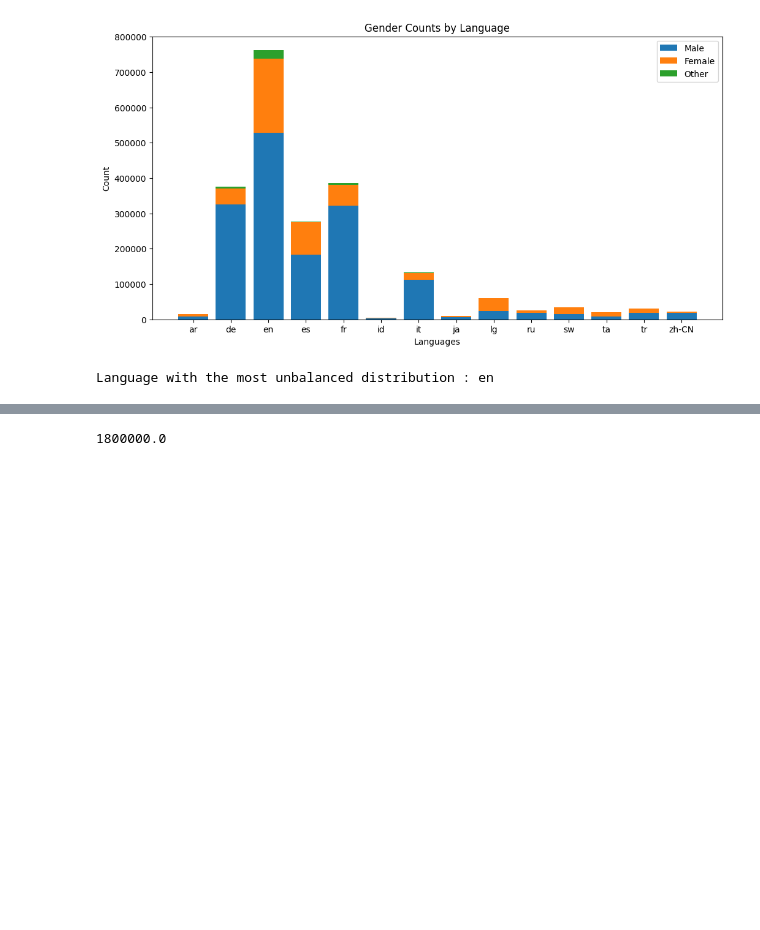
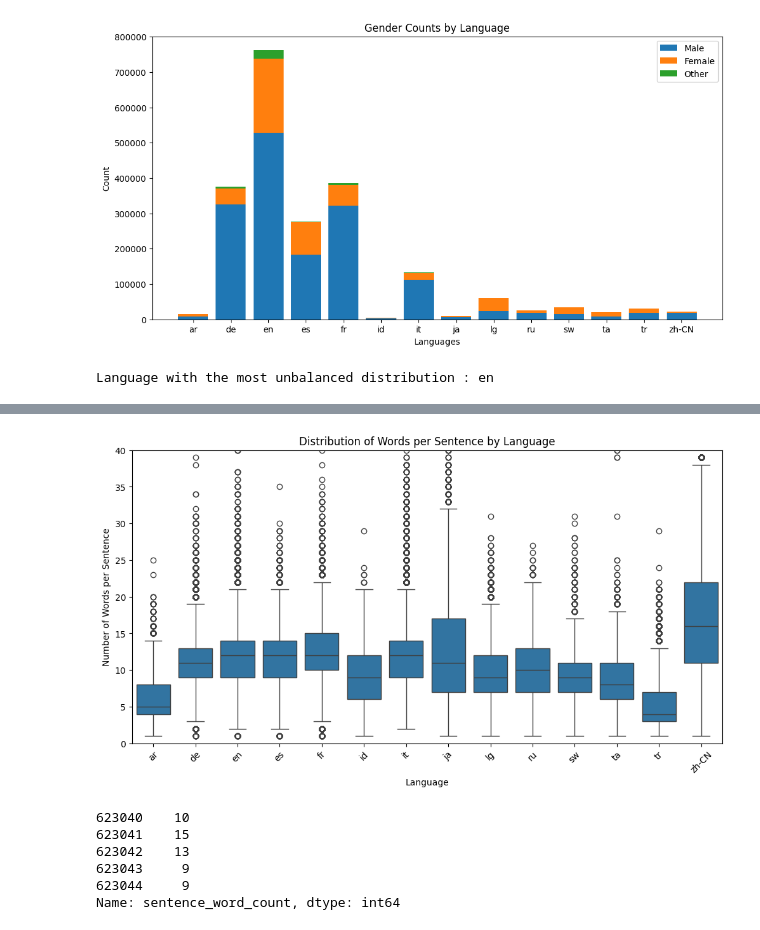
Before and after one commit to aannaaiiss/data_analysis_project, a Jupyter notebook: BEKOLO_data_analysis_final_project.ipynb, the cells around one changed output, grey strips where cells are left out. Drawn from its saved outputs; the diff is of its cells as text; code cells hidden in the pictures; blank space fills up the shorter version.

```diff
--- a/BEKOLO_data_analysis_final_project.ipynb
+++ b/BEKOLO_data_analysis_final_project.ipynb
@@ -351,5 +369,0 @@ Name: duration[ms], Length: 937, dtype: int64
-# %%
-result = 3.6e+6 / 2
-print(result)
-# %% [output]
-1800000.0
@@ -355,0 +372,26 @@ print(result)
+# %%
+#Question 10
+tokenizer = MosesTokenizer()
+concatenated_df['sentence_word_count'] = concatenated_df['sentence'].apply(lambda x : len(tokenizer.tokenize(x, return_str=True).split()))
+
+
+plt.figure(figsize=(12, 6))
+ax = sns.boxplot(x='Language', y='sentence_word_count', data=concatenated_df)
+plt.xticks(rotation=45)
+plt.title('Distribution of Words per Sentence by Language')
+plt.xlabel('Language')
+plt.ylabel('Number of Words per Sentence')
+ax.set(ylim=(0, 40))
+
+plt.show()
+# %% [output]
+[figure, added]
+# %%
+concatenated_df[concatenated_df['Language'] == 'en']['sentence_word_count'].head()
+# %% [output]
+623040    10
+623041    15
+623042    13
+623043     9
+623044     9
+Name: sentence_word_count, dtype: int64
```
Also changed, not shown: parts of 13 cells of this notebook.
